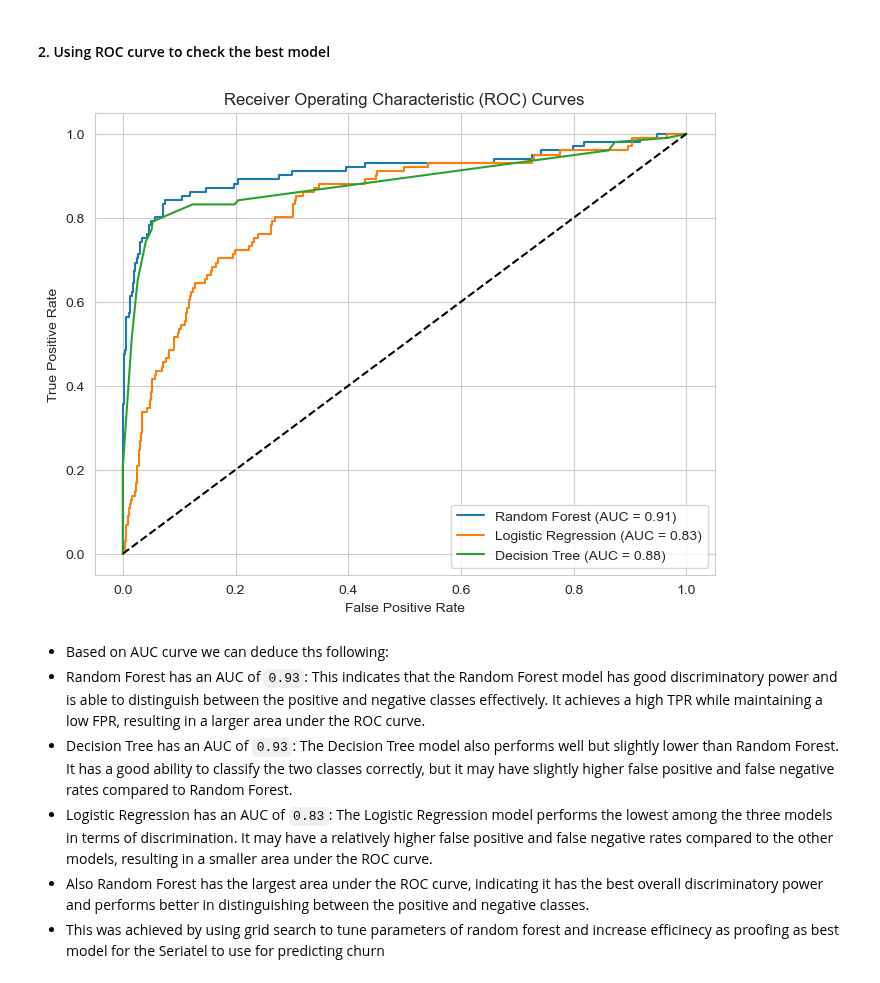
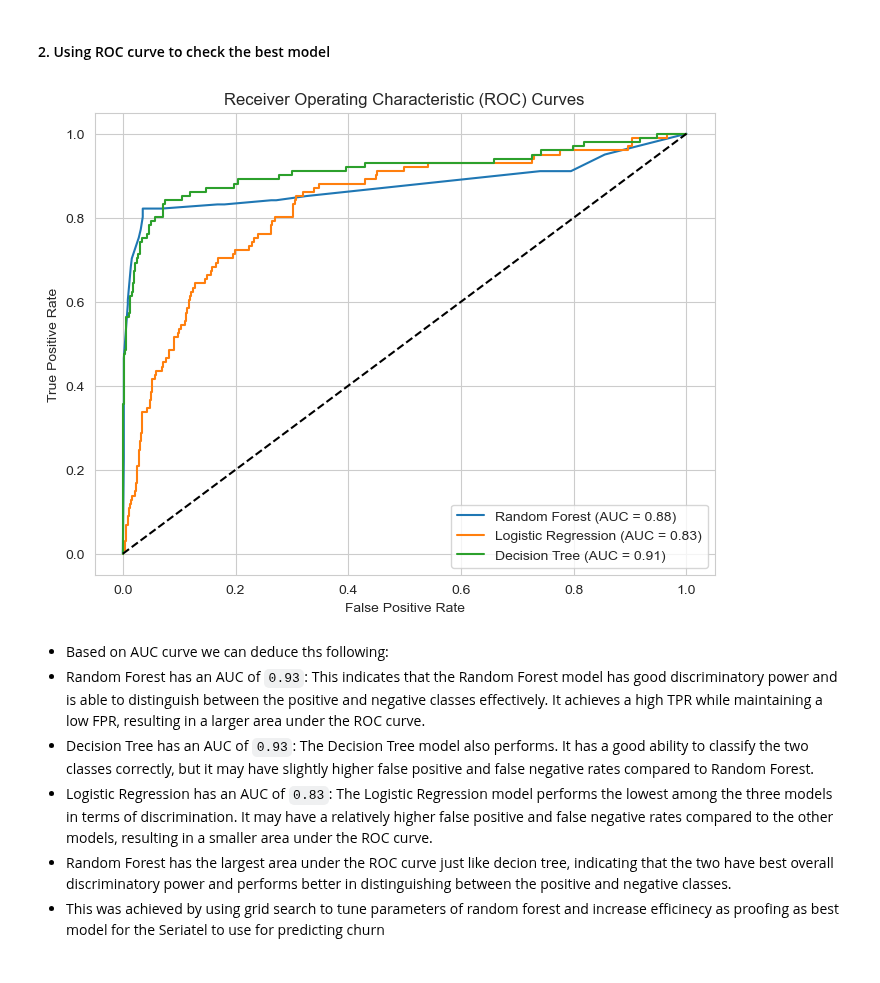
Before and after one commit to nelkemboi/dsc-phase-3-project-v2-3, a Jupyter notebook: customerchurn.ipynb, the cells around one changed output. Drawn from its saved outputs; the diff is of its cells as text; code cells hidden in the pictures.

Commit message:
notebook update and image

```diff
--- a/customerchurn.ipynb
+++ b/customerchurn.ipynb
@@ -867,34 +868,34 @@ In terms of the company's perspective and the prediction of customer churn, achi
 # %%
 #drawing ROC curve for the above three models
 
 # Compute ROC curves and AUC scores for each model
-models = [best_model, logreg_final, dt_clf]
+models = [best_model_2, logreg_final, best_model]
 labels = ['Random Forest', 'Logistic Regression', 'Decision Tree']
 
 plt.figure(figsize=(8, 6))
 
 for model, label in zip(models, labels):
     if hasattr(model, "predict_proba"):
         y_probs = model.predict_proba(X_test)[:, 1]
     else:
         y_probs = model.predict(X_test)
     fpr, tpr, _ = roc_curve(y_test, y_probs)
     auc_score = roc_auc_score(y_test, y_probs)
 
     plt.plot(fpr, tpr, label='{} (AUC = {:.2f})'.format(label, auc_score))
 
 plt.plot([0, 1], [0, 1], 'k--')
 plt.xlabel('False Positive Rate')
 plt.ylabel('True Positive Rate')
 plt.title('Receiver Operating Characteristic (ROC) Curves')
 plt.legend()
 plt.show()
 # %% [output]
-[figure, old version]
+[figure, new version]
 # %% [markdown]
 * Based on AUC curve we can deduce ths following:
 * Random Forest has an AUC of `0.93`: This indicates that the Random Forest model has good discriminatory power and is able to distinguish between the positive and negative classes effectively. It achieves a high TPR while maintaining a low FPR, resulting in a larger area under the ROC curve.
-* Decision Tree has an AUC of `0.93`: The Decision Tree model also performs well but slightly lower than Random Forest. It has a good ability to classify the two classes correctly, but it may have slightly higher false positive and false negative rates compared to Random Forest.
+* Decision Tree has an AUC of `0.93`: The Decision Tree model also performs. It has a good ability to classify the two classes correctly, but it may have slightly higher false positive and false negative rates compared to Random Forest.
 * Logistic Regression has an AUC of `0.83`: The Logistic Regression model performs the lowest among the three models in terms of discrimination. It may have a relatively higher false positive and false negative rates compared to the other models, resulting in a smaller area under the ROC curve.
-* Also Random Forest has the largest area under the ROC curve, indicating it has the best overall discriminatory power and performs better in distinguishing between the positive and negative classes.
+* Random Forest has the largest area under the ROC curve just like decion tree, indicating that the two have best overall discriminatory power and performs better in distinguishing between the positive and negative classes.
 * This was achieved by using grid search to tune parameters of random forest and increase efficinecy as proofing as best model for the Seriatel to use for predicting churn
```
Also changed, not shown: parts of 4 cells of this notebook, 1 other file.
